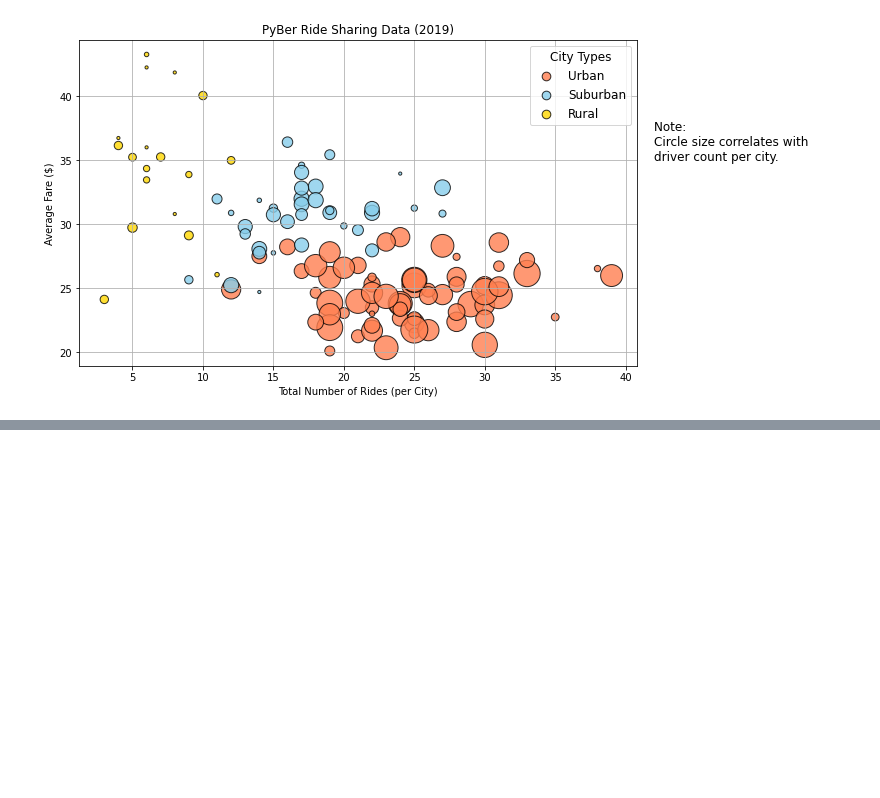
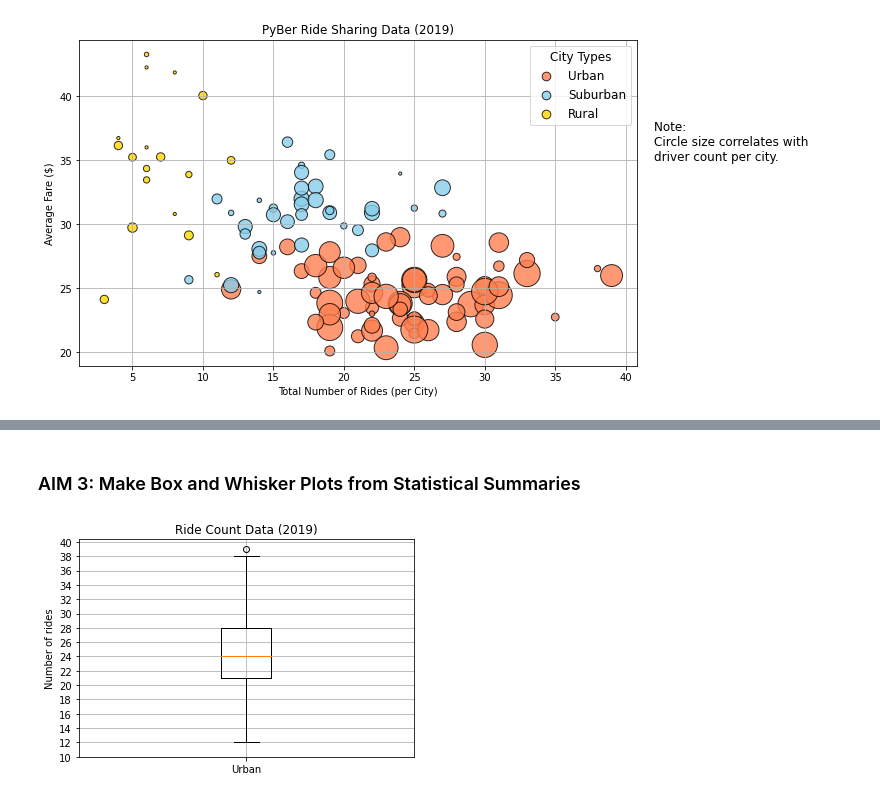
Before and after one commit to CYLaiMDPhD/PyBer_Rideshare_Analysis, a Jupyter notebook: PyBer.ipynb, the cells around one changed output, grey strips where cells are left out. Saved outputs shown, nothing was run; the diff lists cells and outputs as text; code cells hidden in the pictures; blank space fills up the shorter version.

```diff
--- a/PyBer.ipynb
+++ b/PyBer.ipynb
@@ -357,0 +653,16 @@ plt.show()
+# %% [markdown]
+### AIM 3: Make Box and Whisker Plots from Statistical Summaries
+# %%
+# Create box and whisker plot for urban cities ride count
+x_labels = ["Urban"]
+UrbanRideBox,ax1 = plt.subplots()
+ax1.boxplot(urban_ride_count, labels = x_labels)
+# Annotations
+ax1.set_title("Ride Count Data (2019)")
+ax1.set_ylabel("Number of rides")
+ax1.set_yticks(np.arange(10,41, step=2))
+ax1.grid()
+
+plt.show()
+# %% [output]
+[figure, added]
```
Also changed, not shown: parts of 31 cells of this notebook, 3 other files.
